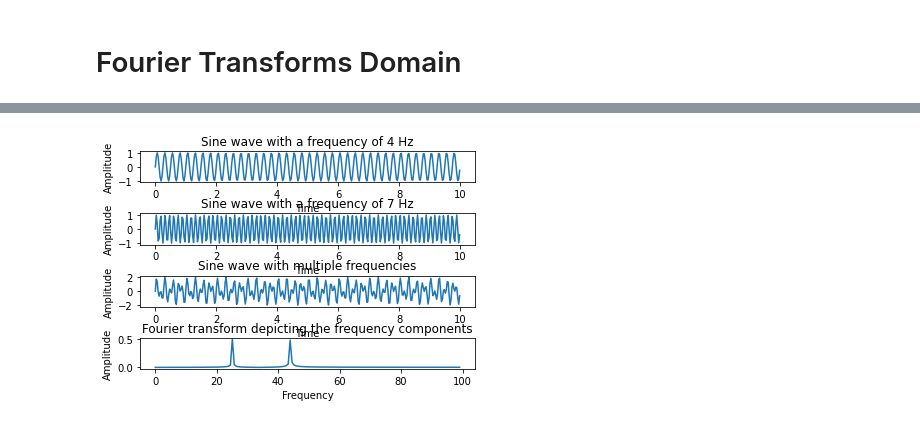
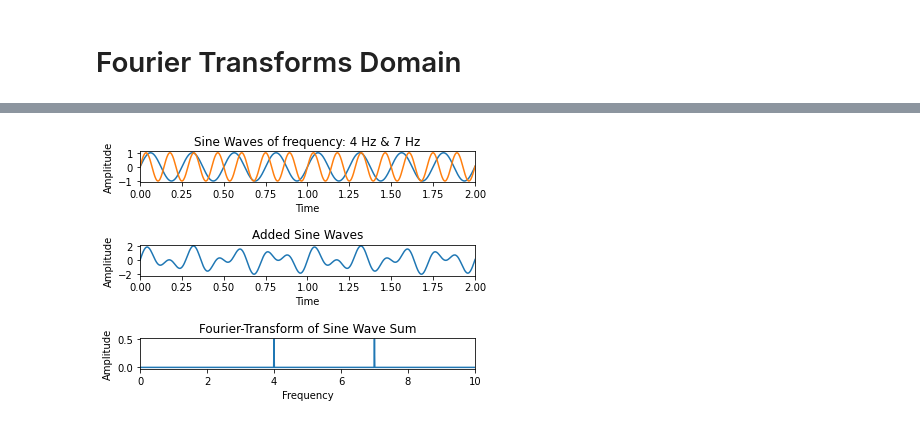
Before and after one commit to jcandane/Lightfield, a Jupyter notebook: EMfield.ipynb, the cells around one changed output, grey strips where cells are left out. Saved outputs shown, nothing was run; the diff lists cells and outputs as text; code cells hidden in the pictures.

```diff
--- a/EMfield.ipynb
+++ b/EMfield.ipynb
@@ -262,72 +203,48 @@ print( freq[-1] )
 # %%
+Ω  = 1000   ## Sampling Frequency
+T  = 100    ## End time period of the signals
+dt = π / Ω ## At what intervals time points
+dω = 2*π / (T-dt)
 
-# Python example - Fourier transform using numpy.fft method
-
-import numpy as np
-import matplotlib.pyplot as plotter
-
-# How many time points are needed i,e., Sampling Frequency
-Ω   = 100
-
-# At what intervals time points are sampled
-dt       = π / Ω
-### dt = π / Ω
-
-# Begin time period of the signals
-beginTime           = 0;
-
-# End time period of the signals
-T             = 10
-
-# Frequency of the signals
-w1     = 4;
-w2     = 7;
-
-# Time points
-time        = np.arange(0, T, dt);
+# Time & Frequency points
+t = np.arange(0., T, dt)
+ω = np.arange(0., Ω, dω) ## only get positive frequencies, only works with arrays of odd length!!!
 
 # Create two sine waves
-amplitude1 = np.sin(2*π*w1*time)
-amplitude2 = np.sin(2*π*w2*time)
+w1 = 4 # Frequency of the signal 1
+w2 = 7 # Frequency of the signal 2
+amplitude1 = np.sin(2*π*w1*t)
+amplitude2 = np.sin(2*π*w2*t)
 
 # Create subplot
-figure, axis = plotter.subplots(4, 1)
-plotter.subplots_adjust(hspace=1)
+figure, axis = plt.subplots(3, 1)
+plt.subplots_adjust(hspace=2.0)
 # Time domain representation for sine wave 1
-axis[0].set_title('Sine wave with a frequency of 4 Hz')
-axis[0].plot(time, amplitude1)
-axis[0].set_xlabel('Time')
-axis[0].set_ylabel('Amplitude')
-# Time domain representation for sine wave 2
-axis[1].set_title('Sine wave with a frequency of 7 Hz')
-axis[1].plot(time, amplitude2)
-axis[1].set_xlabel('Time')
-axis[1].set_ylabel('Amplitude')
+axis[0].set_title("Sine Waves of frequency: 4 Hz & 7 Hz")
+axis[0].plot(t, amplitude1)
+axis[0].plot(t, amplitude2)
+axis[0].set_xlabel("Time")
+axis[0].set_ylabel("Amplitude")
+axis[0].set_xlim([0, 2])
 # Add the sine waves
 X = amplitude1 + amplitude2
 # Time domain representation of the resultant sine wave
-axis[2].set_title('Sine wave with multiple frequencies')
-axis[2].plot(time, X)
-axis[2].set_xlabel('Time')
-axis[2].set_ylabel('Amplitude')
+axis[1].set_title("Added Sine Waves")
+axis[1].plot(t, X)
+axis[1].set_xlabel("Time")
+axis[1].set_ylabel("Amplitude")
+axis[1].set_xlim([0, 2])
 
 # Frequency domain representation
-
 fourierTransform = np.fft.fft(X)/len(X)           # Normalize amplitude
 fourierTransform = fourierTransform[range(int(len(X)/2))] # Exclude sampling frequency
 
-values      = np.arange(0, int(len(X)/2), 1)
-timePeriod  = π * len(X) / Ω
-frequencies = values/timePeriod
-
-f  = values * Ω / (π * len(X))  ## values/timePeriod
-af = 2 * values * Ω / (len(X))  ## values/timePeriod
-
 # Frequency domain representation
-axis[3].set_title('Fourier transform depicting the frequency components')
-axis[3].plot(af, abs(fourierTransform))  ## frequencies
-axis[3].set_xlabel('Frequency')
-axis[3].set_ylabel('Amplitude')
-plotter.show()
+axis[2].set_title("Fourier-Transform of Sine Wave Sum")
+axis[2].plot(ω/(2*π), abs(fourierTransform))  ## angular frequencies ω/(2*π) ### for reg freq -> /(2*π)
+axis[2].set_xlabel("Frequency")
+axis[2].set_ylabel("Amplitude")
+axis[2].set_xlim([0, 10])
+plt.show()
 # %% [output]
-[figure, old version]
+[figure, new version]
```
Also changed, not shown: parts of 27 cells of this notebook.
